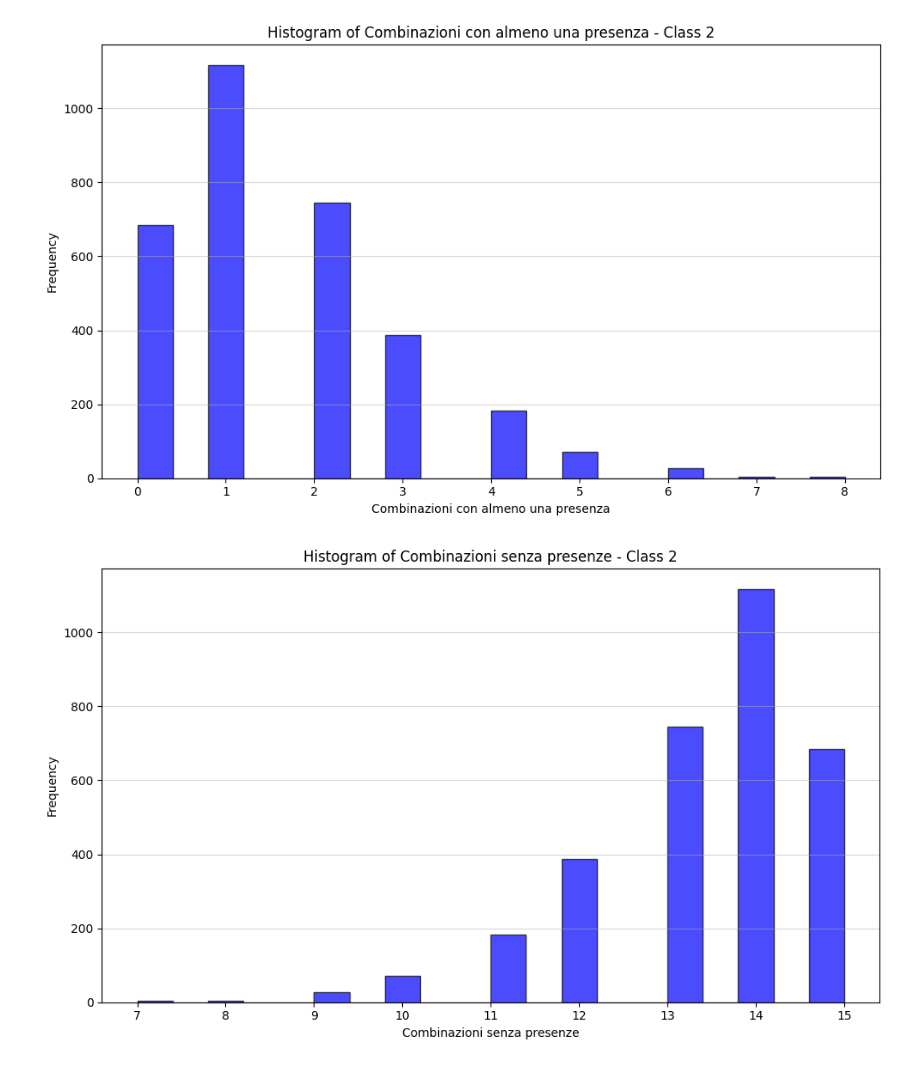
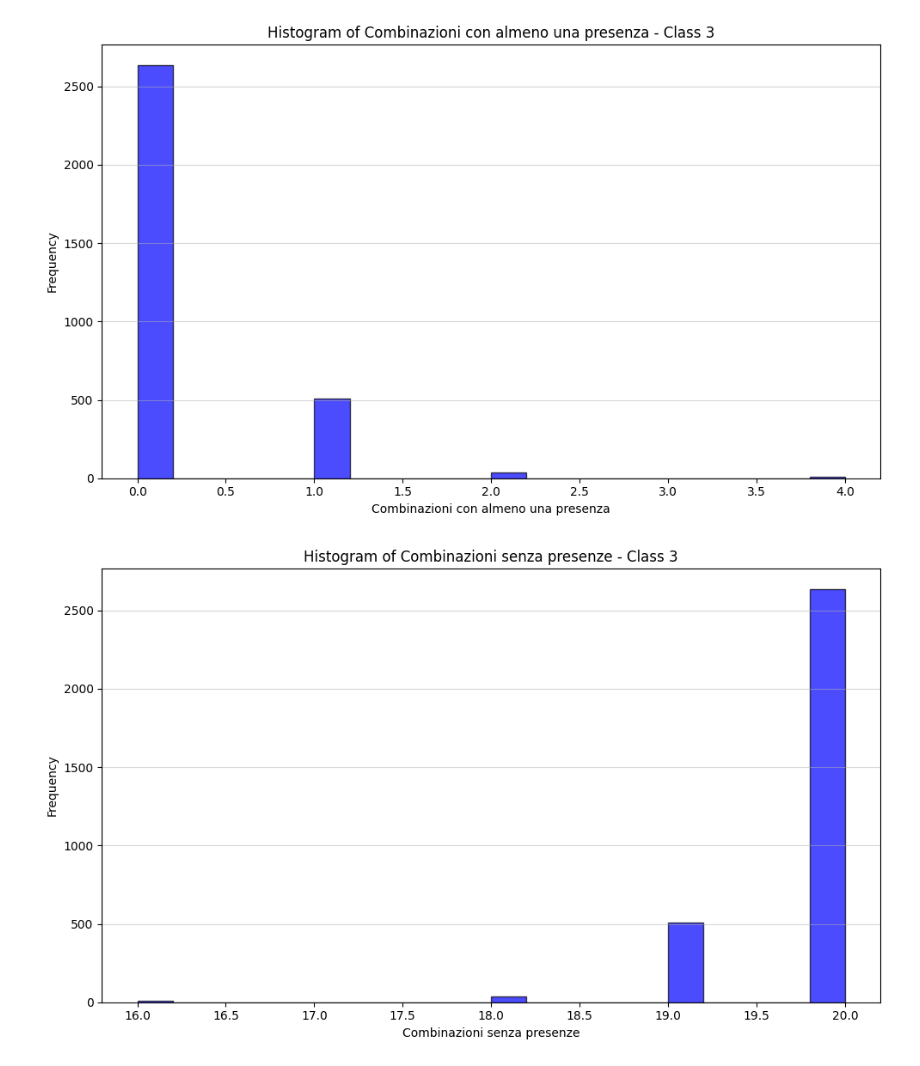
Before and after one commit to ricantares/super8slim, a Jupyter notebook: rebase1.ipynb, the cells around one changed output. Saved outputs shown, nothing was run; the diff lists cells and outputs as text; code cells hidden in the pictures.

```diff
--- a/rebase1.ipynb
+++ b/rebase1.ipynb
@@ -64,7 +64,7 @@ rl = RebaseLib()
 # Popolazione
 storico_estrazioni = ll.carica_storico() # Carica le estrazioni da un file CSV
 # Intervalli di campionamento
-size_campione = 30
+size_campione = 60
 
 # Frequenza presenze per intervallo di campionamento
 print("Calcolo presenze per ogni base:")
@@ -85,11 +85,10 @@ rl.statistiche_sommari(sommari)
 print("\nsommario completo.")
 
 # Histogram
-descr = ['Totale Presenze', 'Combinazioni con almeno una presenza', 'Combinazioni senza presenze', 'Massima frequenza di presenza']
-j = 0
-k = 1
-for j in range(0,4):
-    data_column = [s[j] for s in sommari[k]]
-    draw_histogram(data_column, k, descr[j])
+# descr = ['Totale Presenze', 'Combinazioni con almeno una presenza', 'Combinazioni senza presenze', 'Massima frequenza di presenza']
+# for k in range(0,2):
+#     for j in range(0,4):
+#         data_column = [s[j] for s in sommari[k]]
+#         draw_histogram(data_column, k, descr[j])
 # %% [output]
 Calcolo presenze per ogni base:
@@ -116,7 +111,6 @@ sommario completo.
 # %%
 descr = ['Totale Presenze', 'Combinazioni con almeno una presenza', 'Combinazioni senza presenze', 'Massima frequenza di presenza']
-j = 0
-k = 1
+k = 2
 for j in range(0,4):
     data_column = [s[j] for s in sommari[k]]
     draw_histogram(data_column, k, descr[j])
@@ -125,2 +119,2 @@ for j in range(0,4):
-[figure, old version]
+[figure, new version]
-[figure, old version]
+[figure, new version]
```
Also changed, not shown: parts of 3 cells of this notebook, 2 other files.
